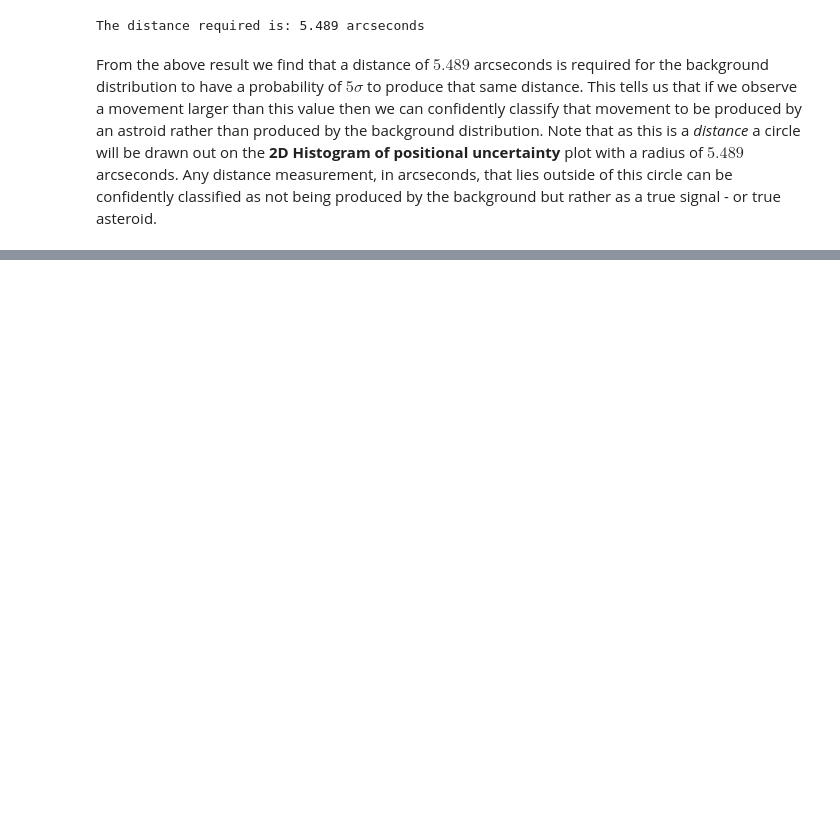
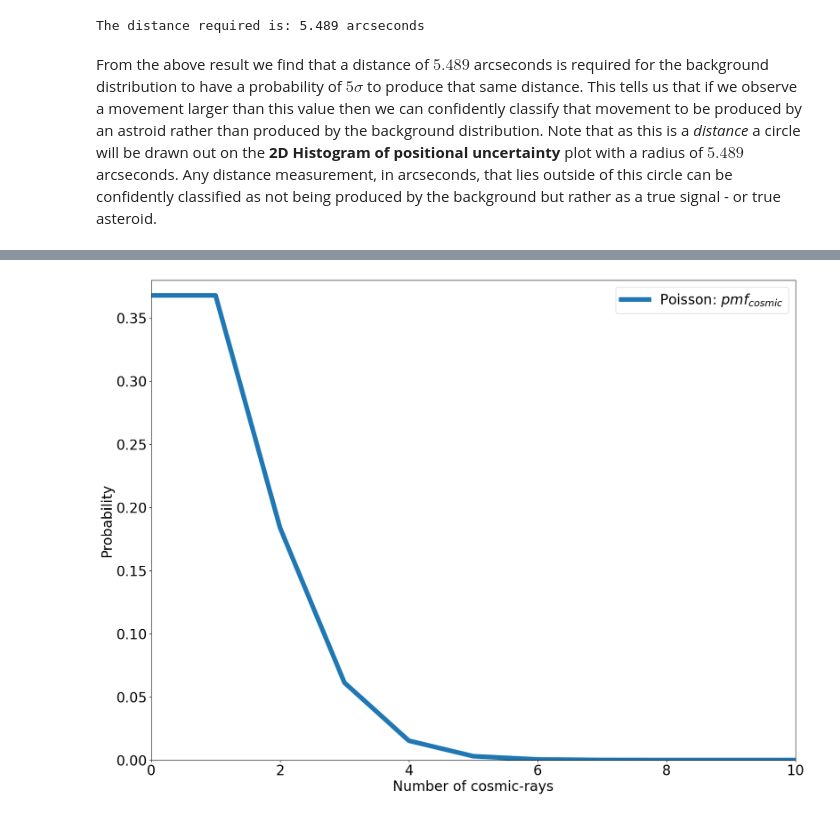
Before and after one commit to williamdolsen/phys434-21au, a Jupyter notebook: labs/lab3/lab3.ipynb, the cells around one changed output, grey strips where cells are left out. Cells and saved outputs as stored; diff of their text form; code cells hidden in the pictures; blank space fills up the shorter version.

```diff
--- a/labs/lab3/lab3.ipynb
+++ b/labs/lab3/lab3.ipynb
@@ -239,0 +246,17 @@ From the above result we find that a distance of $5.489$ arcseconds is required
+# %%
+# variables
+lambda_cosmic_ray = 1 # cosmic ray / minute
+xs_cosmic_ray = np.linspace(0, 10, 11)
+ys_cosmic_ray = stats.poisson.pmf(xs_cosmic_ray, lambda_cosmic_ray)
+
+# plot
+plt.plot(xs_cosmic_ray, ys_cosmic_ray, linewidth=8, label="Poisson: $pmf_{cosmic}$")
+plt.tick_params(labelsize = 24)
+plt.xlabel('Number of cosmic-rays', fontsize=24)
+plt.ylabel('Probability', fontsize=24)
+plt.xlim(0, 10)
+plt.ylim(0, 0.38)
+plt.legend(fontsize=24)
+plt.show()
+# %% [output]
+[figure, added]
```
Also changed, not shown: parts of 19 cells of this notebook.
